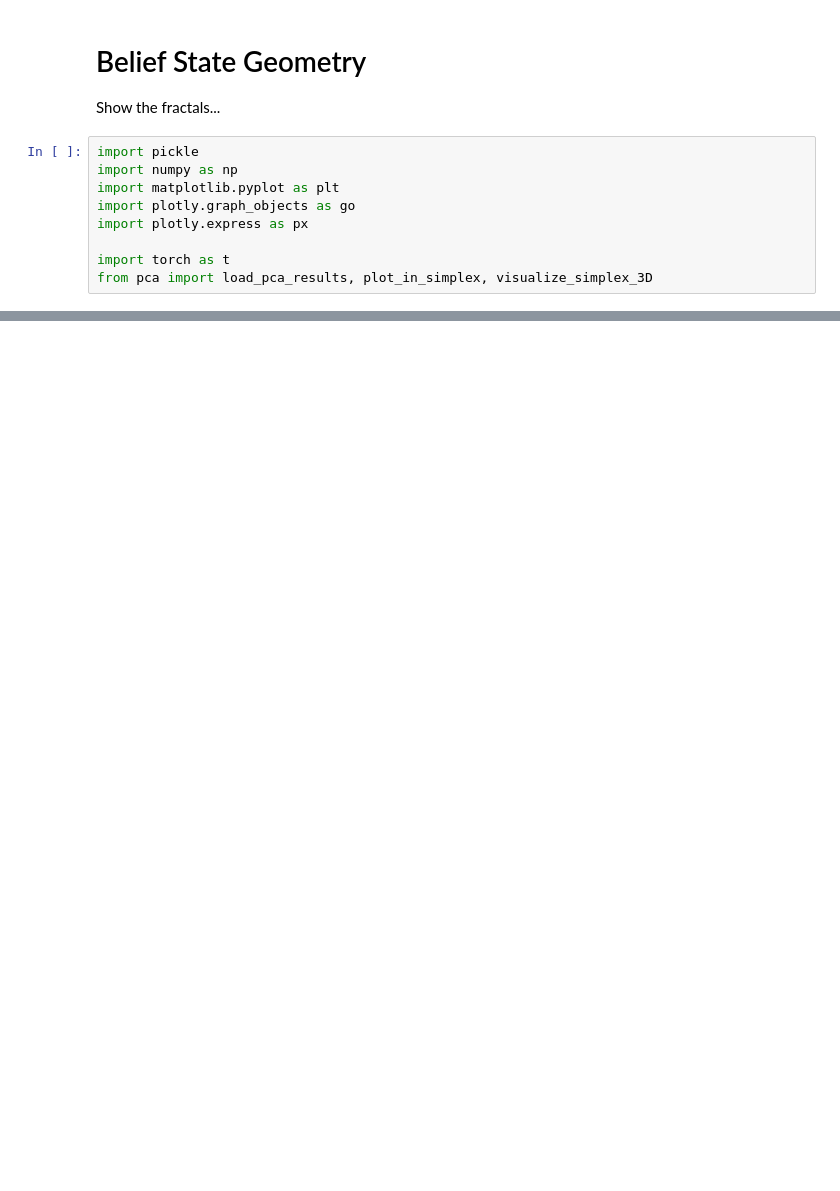
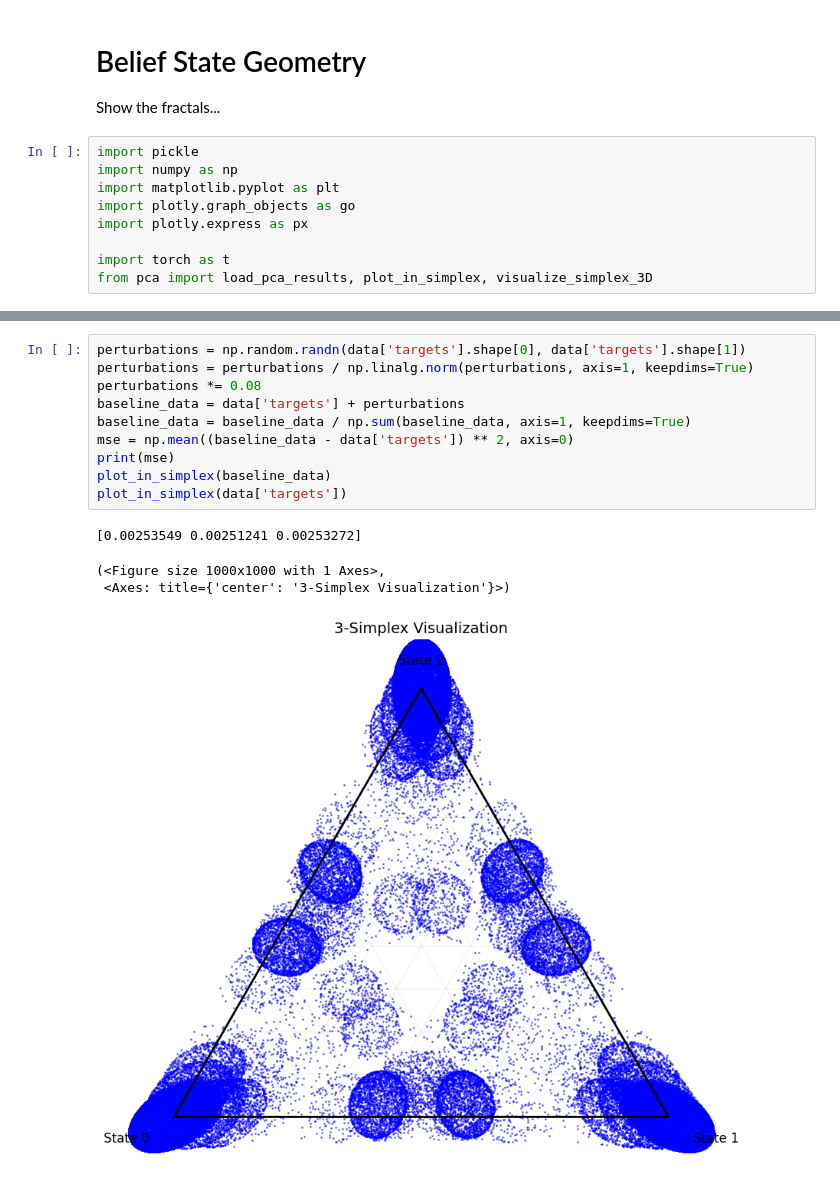
Before and after one commit to lccqqqqq/hidden-markov-chain, a Jupyter notebook: belief_state_geometry.ipynb, the cells around one changed output, grey strips where cells are left out. Saved outputs shown, nothing was run; the diff lists cells and outputs as text; blank space fills up the shorter version.

Commit message:
Add perturbation to the belief state geometry

```diff
--- a/belief_state_geometry.ipynb
+++ b/belief_state_geometry.ipynb
@@ -27,0 +39,15 @@ regressors[0].score(data['layer_1_activations'], data['targets'])
+# %%
+perturbations = np.random.randn(data['targets'].shape[0], data['targets'].shape[1])
+perturbations = perturbations / np.linalg.norm(perturbations, axis=1, keepdims=True)
+perturbations *= 0.08
+baseline_data = data['targets'] + perturbations
+baseline_data = baseline_data / np.sum(baseline_data, axis=1, keepdims=True)
+mse = np.mean((baseline_data - data['targets']) ** 2, axis=0)
+print(mse)
+plot_in_simplex(baseline_data)
+plot_in_simplex(data['targets'])
+# %% [output]
+[0.00253549 0.00251241 0.00253272]
+(<Figure size 1000x1000 with 1 Axes>,
+ <Axes: title={'center': '3-Simplex Visualization'}>)
+[figure, added]
```
Also changed, not shown: parts of 4 cells of this notebook.
